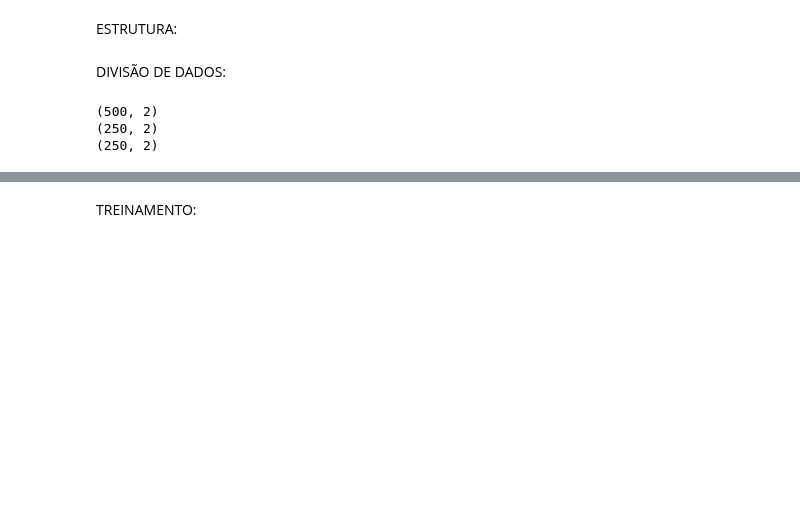
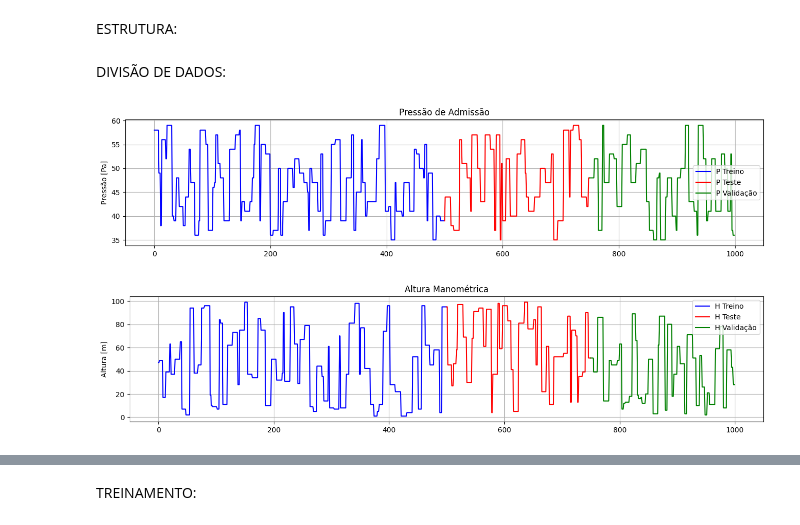
Before and after one commit to ChristianAllan/Echo-State-Network, a Jupyter notebook: ESN_Learning/BCS_ESN_1.ipynb, the cells around one changed output, grey strips where cells are left out. Saved outputs shown, nothing was run; the diff lists cells and outputs as text; code cells hidden in the pictures; blank space fills up the shorter version.

```diff
--- a/ESN_Learning/BCS_ESN_1.ipynb
+++ b/ESN_Learning/BCS_ESN_1.ipynb
@@ -131,11 +155,32 @@ X_train, Y_train = Entradas[:500], Saidas[:500]
 X_test, Y_test = x_aux[:250], y_aux[:250]
 # Validação
 X_valid, Y_valid = x_aux[250:], y_aux[250:]
-
-print(X_train.shape)
-print(X_test.shape)
-print(X_valid.shape)
-# %% [output]
-(500, 2)
-(250, 2)
-(250, 2)
+# %%
+t_500 = np.arange(0, 500, 1)
+t_750 = np.arange(500, 750, 1)
+t_1000= np.arange(750, 1000, 1)
+
+plt.figure(figsize=(16,7))
+plt.subplot(2, 1, 1)  # (n_linhas, n_colunas, índice)
+plt.plot(t_500, X_train[:,0], label="P Treino", color='b')
+plt.plot(t_750, X_test[:,0], label="P Teste", color='r')
+plt.plot(t_1000, X_valid[:,0], label="P Validação", color='g')
+plt.ylabel("Pressão [Pa]")
+plt.title("Pressão de Admissão")
+plt.grid(True)
+plt.legend()
+plt.show()
+
+plt.figure(figsize=(16,7))
+plt.subplot(2, 1, 2)  # (n_linhas, n_colunas, índice)
+plt.plot(t_500, X_train[:,1], label="H Treino", color='b')
+plt.plot(t_750, X_test[:,1], label="H Teste", color='r')
+plt.plot(t_1000, X_valid[:,1], label="H Validação", color='g')
+plt.ylabel("Altura [m]")
+plt.title("Altura Manométrica")
+plt.grid(True)
+plt.legend()
+plt.show()
+# %% [output]
+[figure, added]
+[figure, added]
```
Also changed, not shown: parts of 6 cells of this notebook, 1 other file.
